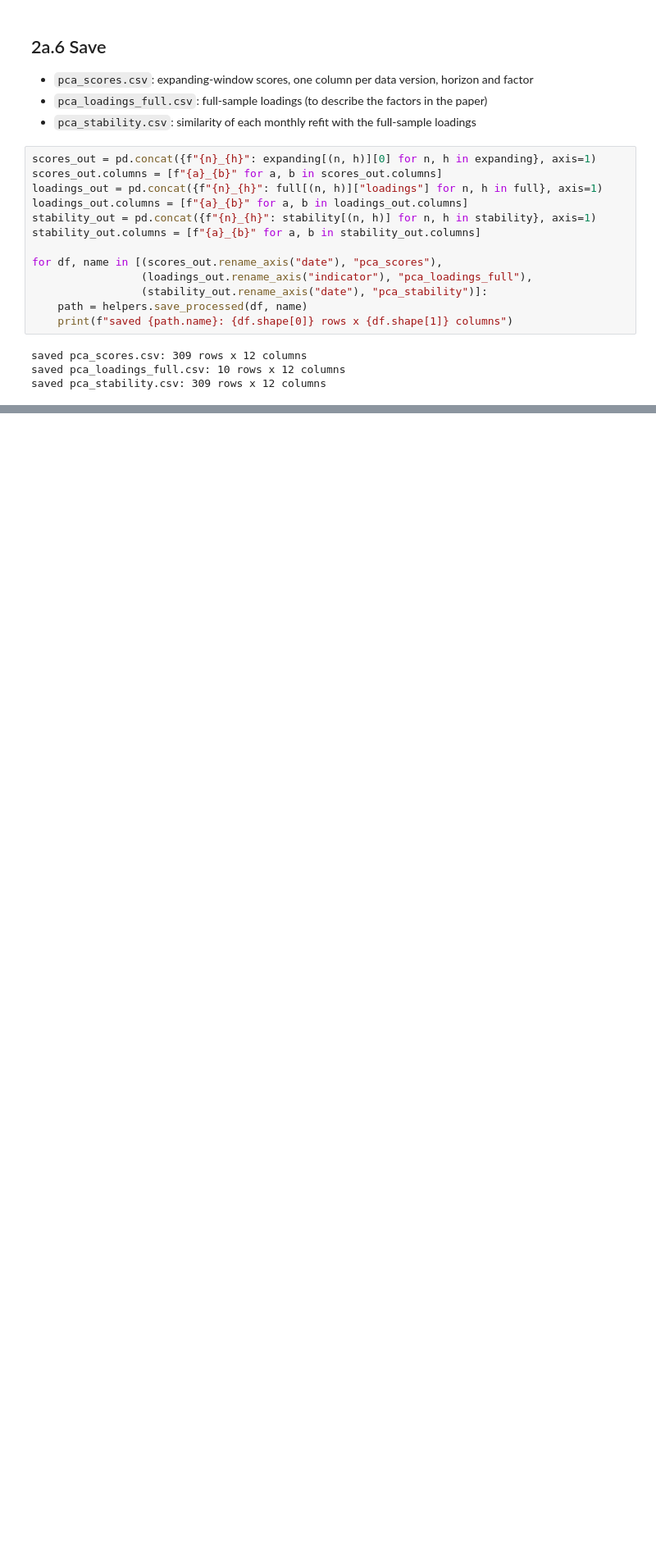
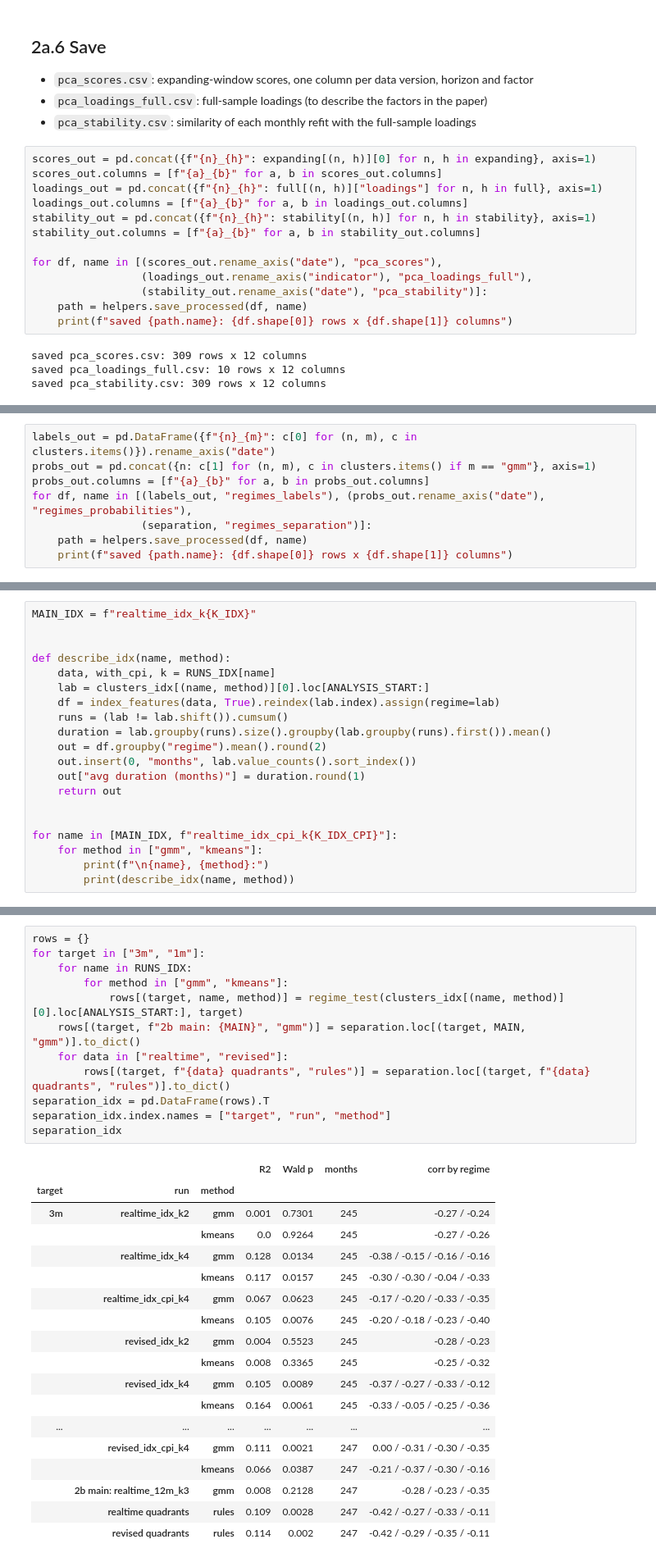
Before and after one commit to marcodamico03/Advanced_Data_Analytics, a Jupyter notebook: code/03_regimes.ipynb, the cells around one changed output, grey strips where cells are left out. Shown at 82% size. Cells and saved outputs as stored; diff of their text form; blank space fills up the shorter version.

```diff
--- a/code/03_regimes.ipynb
+++ b/code/03_regimes.ipynb
@@ -507,0 +842,8 @@ saved pca_stability.csv: 309 rows x 12 columns
+# %%
+labels_out = pd.DataFrame({f"{n}_{m}": c[0] for (n, m), c in clusters.items()}).rename_axis("date")
+probs_out = pd.concat({n: c[1] for (n, m), c in clusters.items() if m == "gmm"}, axis=1)
+probs_out.columns = [f"{a}_{b}" for a, b in probs_out.columns]
+for df, name in [(labels_out, "regimes_labels"), (probs_out.rename_axis("date"), "regimes_probabilities"),
+                 (separation, "regimes_separation")]:
+    path = helpers.save_processed(df, name)
+    print(f"saved {path.name}: {df.shape[0]} rows x {df.shape[1]} columns")
@@ -507,0 +927,20 @@ saved pca_stability.csv: 309 rows x 12 columns
+# %%
+MAIN_IDX = f"realtime_idx_k{K_IDX}"
+
+
+def describe_idx(name, method):
+    data, with_cpi, k = RUNS_IDX[name]
+    lab = clusters_idx[(name, method)][0].loc[ANALYSIS_START:]
+    df = index_features(data, True).reindex(lab.index).assign(regime=lab)
+    runs = (lab != lab.shift()).cumsum()
+    duration = lab.groupby(runs).size().groupby(lab.groupby(runs).first()).mean()
+    out = df.groupby("regime").mean().round(2)
+    out.insert(0, "months", lab.value_counts().sort_index())
+    out["avg duration (months)"] = duration.round(1)
+    return out
+
+
+for name in [MAIN_IDX, f"realtime_idx_cpi_k{K_IDX_CPI}"]:
+    for method in ["gmm", "kmeans"]:
+        print(f"\n{name}, {method}:")
+        print(describe_idx(name, method))
@@ -507,0 +969,31 @@ saved pca_stability.csv: 309 rows x 12 columns
+# %%
+rows = {}
+for target in ["3m", "1m"]:
+    for name in RUNS_IDX:
+        for method in ["gmm", "kmeans"]:
+            rows[(target, name, method)] = regime_test(clusters_idx[(name, method)][0].loc[ANALYSIS_START:], target)
+    rows[(target, f"2b main: {MAIN}", "gmm")] = separation.loc[(target, MAIN, "gmm")].to_dict()
+    for data in ["realtime", "revised"]:
+        rows[(target, f"{data} quadrants", "rules")] = separation.loc[(target, f"{data} quadrants", "rules")].to_dict()
+separation_idx = pd.DataFrame(rows).T
+separation_idx.index.names = ["target", "run", "method"]
+separation_idx
+# %% [output]
+|  |  |  | R2 | Wald p | months | corr by regime |
+| target | run | method |  |  |  |  |
+| 3m | realtime_idx_k2 | gmm | 0.001 | 0.7301 | 245 | -0.27 / -0.24 |
+|  |  | kmeans | 0.0 | 0.9264 | 245 | -0.27 / -0.26 |
+|  | realtime_idx_k4 | gmm | 0.128 | 0.0134 | 245 | -0.38 / -0.15 / -0.16 / -0.16 |
+|  |  | kmeans | 0.117 | 0.0157 | 245 | -0.30 / -0.30 / -0.04 / -0.33 |
+|  | realtime_idx_cpi_k4 | gmm | 0.067 | 0.0623 | 245 | -0.17 / -0.20 / -0.33 / -0.35 |
+|  |  | kmeans | 0.105 | 0.0076 | 245 | -0.20 / -0.18 / -0.23 / -0.40 |
+|  | revised_idx_k2 | gmm | 0.004 | 0.5523 | 245 | -0.28 / -0.23 |
+|  |  | kmeans | 0.008 | 0.3365 | 245 | -0.25 / -0.32 |
+|  | revised_idx_k4 | gmm | 0.105 | 0.0089 | 245 | -0.37 / -0.27 / -0.33 / -0.12 |
+|  |  | kmeans | 0.164 | 0.0061 | 245 | -0.33 / -0.05 / -0.25 / -0.36 |
+| ... | ... | ... | ... | ... | ... | ... |
+|  | revised_idx_cpi_k4 | gmm | 0.111 | 0.0021 | 247 | 0.00 / -0.31 / -0.30 / -0.35 |
+|  |  | kmeans | 0.066 | 0.0387 | 247 | -0.21 / -0.37 / -0.30 / -0.16 |
+|  | 2b main: realtime_12m_k3 | gmm | 0.008 | 0.2128 | 247 | -0.28 / -0.23 / -0.35 |
+|  | realtime quadrants | rules | 0.109 | 0.0028 | 247 | -0.42 / -0.27 / -0.33 / -0.11 |
+|  | revised quadrants | rules | 0.114 | 0.002 | 247 | -0.42 / -0.29 / -0.35 / -0.11 |
```
Also changed, not shown: parts of 31 cells of this notebook, 1 other file.
